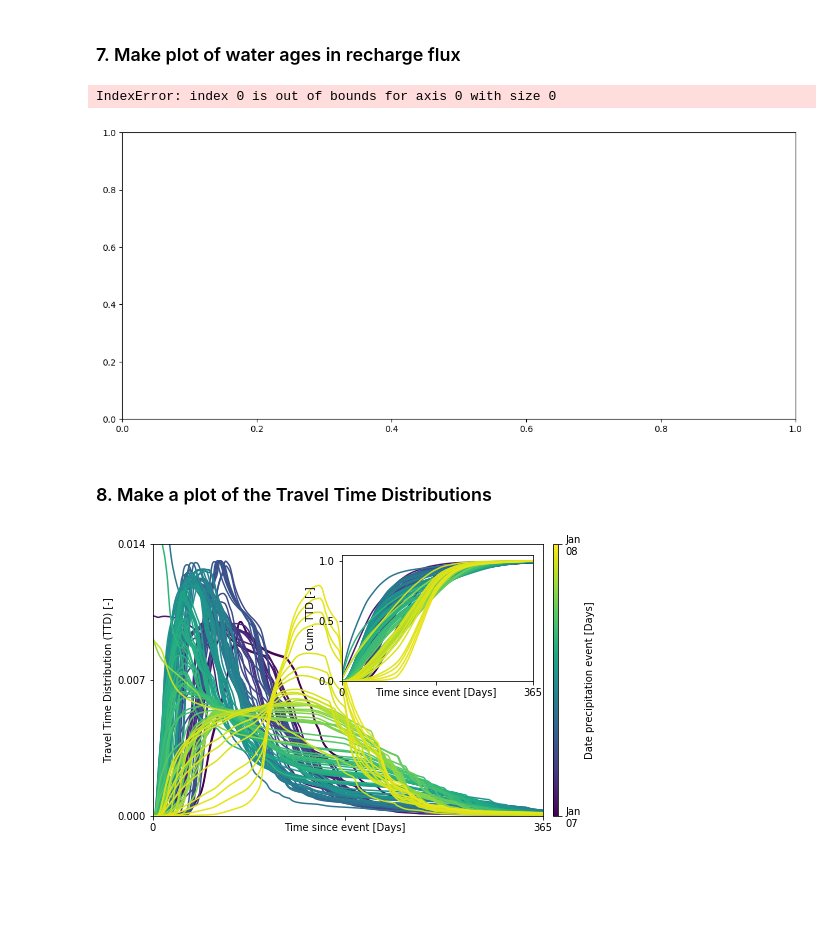
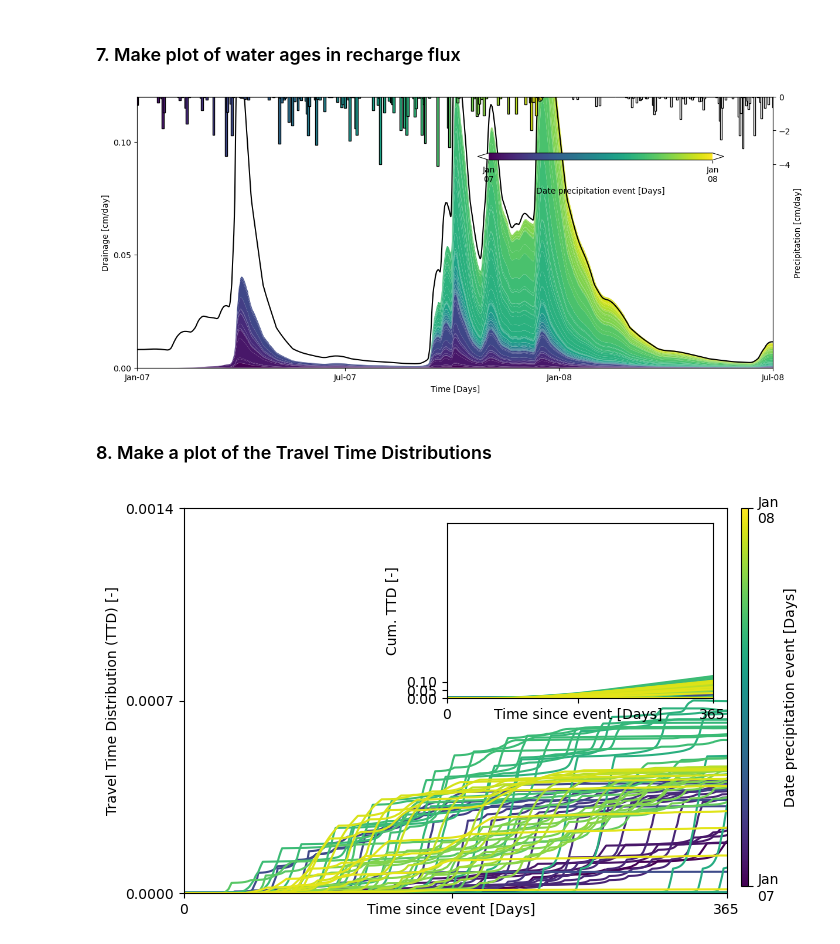
Before and after one commit to veethahavya-CU-cz/phydrus, a Jupyter notebook: examples/phydrus_paper/Ex2/example_2.ipynb, the cells around one changed output. Saved outputs shown, nothing was run; the diff lists cells and outputs as text; code cells hidden in the pictures; blank space fills up the shorter version.

```diff
--- a/examples/phydrus_paper/Ex2/example_2.ipynb
+++ b/examples/phydrus_paper/Ex2/example_2.ipynb
@@ -29,15 +29,16 @@ import phydrus as ps
 ### 2. Create the basic model
 In the following code block we recreate the model developed in Example 1. We add solute transport to the model to calculate the water ages.
 # %%
-#Folder where the Hydrus files are to be stored
-ws = "output"
-exe = '/opt/hydrus1d/bin/hydrus'
+ws = "sim_out"
+
+phydrus_dir = os.path.dirname(ps.__file__)
+exe = os.path.abspath(os.path.join(phydrus_dir, "..", "hydrus1d", "bin", "hydrus"))
 
 # Create model
 ml = ps.Model(exe_name=exe, ws_name=ws, name="model",
               mass_units="mmol", time_unit="days", length_unit="cm")
 
-ml.add_time_info(tinit=0, tmax=730)
+ml.add_time_info(tinit=0, tmax=730, l_short=False)
 ml.add_waterflow(top_bc=3, bot_bc=4)
 
 # Add the process solute transport
@@ -66,6 +67,6 @@ profile = ps.create_profile(bot=bottom, dx=1, h=ihead, conc=1e-10, mat=[1,2], la
 profile["Beta"] = profile.apply(lambda row: z_loop(row["x"]), axis=1)
 ml.add_profile(profile)
 
-#ml.add_root_uptake(model=0, crootmax=100, omegac=0, p2h=-1500, p2l=-1500, poptm=[-25, -25])
+ml.add_root_uptake(model=0, crootmax=100, omegac=0, p2h=-1500, p2l=-1500, poptm=[-25, -25])
 
 ml.add_obs_nodes([-30, -60])
@@ -104,7 +107,7 @@ for i in atm.loc[:365].loc[atm.loc[:365, "Prec"] > 0].index:
     try:
         ml.atmosphere.loc[:, "cTop"] = 0
         ml.atmosphere.loc[i, "cTop"] = 1
-        ml.write_atmosphere(verbose=True);
+        ml.write_atmosphere()
         ml.simulate()
         s = ml.read_solutes()
         data[i] = s.loc[:, "cvBot"]
@@ -134,27 +137,31 @@ for i in atm.loc[:365].loc[atm.loc[:365, "Prec"] > 0].index:
 ### 6. Preprocess the results
 # %%
 q = -ml.read_tlevel()["vBot"]
-df = -pd.DataFrame.from_dict(data, orient="columns")
-df = df.dropna(axis=1)
+df = pd.DataFrame.from_dict(data, orient="columns")
+# Safely convert to numeric, coercing any "*******" markers to NaN
+df = df.apply(lambda col: pd.to_numeric(col, errors="coerce")).astype(float)
+df = -df.fillna(0)
 
 df2 = pd.DataFrame.from_dict(data2, orient="columns")
+df2 = df2.apply(lambda col: pd.to_numeric(col, errors="coerce")).astype(float)
 df2.index = df2.index.astype(float).astype(int)
+df2 = df2.fillna(0)
 # %% [markdown]
 ### 7. Make plot of water ages in recharge flux
 # %%
 fig, ax1 = plt.subplots(1,1, figsize=(14,6), sharex=True)
 
-cmap = plt.cm.get_cmap('viridis')
+cmap = mpl.colormaps.get_cmap('viridis')
 cmap.set_under('w')
 cmap.set_over("w")
 a = cmap(np.linspace(0, 1, 365))
 
 # Plot the recharge and water age
-ax1.stackplot(df.index, df.values.T, edgecolor="", linewidth=0, colors=a[df.columns.astype(float).astype(int)]);
+ax1.stackplot(df.index, df.values.T, edgecolor="none", linewidth=0, colors=a[df.columns.astype(float).astype(int)]);
 q.plot(ax=ax1, color="k")
 ax1.set_xlim(0)
-ax1.set_ylim(0, 1.2)
-ax1.set_yticks([0, 0.5, 1])
+ax1.set_ylim(0, 1.2/10)
+ax1.set_yticks([0, 0.5/10, 1/10])
 plt.xlabel("Time [Days]")
 plt.ylabel("Drainage [cm/day]")
 
@@ -178,8 +185,7 @@ cb1.ax.set_xticklabels(["Jan\n07", "Jan\n08"]);
 
 #plt.savefig("../../figures/water_ages.eps", bbox_inches="tight", dpi=300)
 # %% [output]
-IndexError: index 0 is out of bounds for axis 0 with size 0
-[figure, old version]
+[figure, new version]
 # %% [markdown]
 ### 8. Make a plot of the Travel Time Distributions
 # %%
@@ -188,36 +194,34 @@ fig, ax = plt.subplots(1,1, figsize=(7, 5))
 left, bottom, width, height = [0.50, 0.5, 0.38, 0.35]
 ax2 = fig.add_axes([left, bottom, width, height])
 
 for i in df2.columns:
     d = df2.loc[i:, i]
     d = d / d.cumsum().iloc[-1]
     d.index = range(len(d.index))
     d.plot(color=[a[i]], ax=ax)
 
     d = d.cumsum()/d.cumsum().iloc[-1]
     d.plot(color=[a[i]], ax=ax2)
 
 ax.set_xticks([0, 180, 365])
 ax.set_xticklabels(["0", "Time since event [Days]", "365"])
 ax.set_xlim(0, 365)
-ax.set_ylim(0, 0.014);
-ax.set_yticks([0, 0.007, 0.014])
+ax.set_ylim(0, 0.014/10);
+ax.set_yticks([0, 0.007/10, 0.014/10])
 ax.set_ylabel("Travel Time Distribution (TTD) [-]")
 
 ax2.set_xlim(0, 365)
 ax2.set_ylim(0);
 ax2.set_xticks([0, 180, 365])
 ax2.set_xticklabels(["0", "Time since event [Days]", "365"])
-ax2.set_yticks([0, 0.5, 1])
+ax2.set_yticks([0, 0.5/10, 1/10])
 ax2.set_ylabel("Cum. TTD [-]")
 
 # Plot Colorbar
 axl = fig.add_axes([0.92, 0.125, 0.01, 0.755])
 norm  = mpl.colors.Normalize(vmin=0, vmax=365)
 cb1 = mpl.colorbar.ColorbarBase(axl, cmap=cmap, norm=norm, orientation='vertical',
                                 ticks=[0,365], label="Date precipitation event [Days]")
 cb1.ax.set_yticklabels(["Jan\n07", "Jan\n08"]);
-
-#plt.savefig("../../figures/mttd_curves.eps", bbox_inches="tight")
 # %% [output]
-[figure, old version]
+[figure, new version]
```
Also changed, not shown: parts of 3 cells of this notebook, 56 other files.
